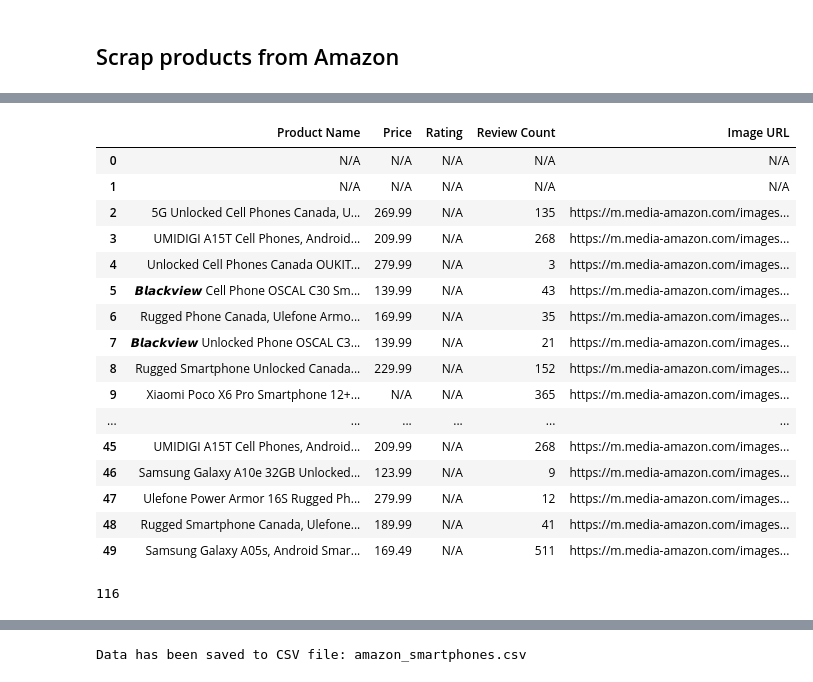
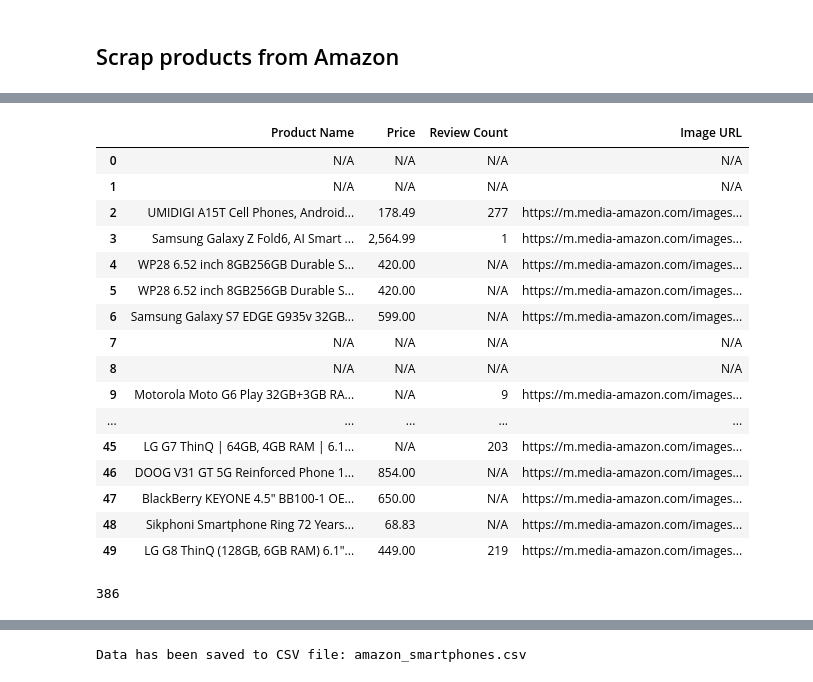
Before and after one commit to Rowan-amr/Amazon-mobile-Scraper, a Jupyter notebook: scrapping amazon.ipynb, the cells around one changed output, grey strips where cells are left out. Cells and saved outputs as stored; diff of their text form; code cells hidden in the pictures.

```diff
--- a/scrapping amazon.ipynb
+++ b/scrapping amazon.ipynb
@@ -81,10 +65,11 @@ def extract_product_data(p):
     except:
         price = "N/A"
 
-    try:
-        rating = p.find_element(By.XPATH, ".//i[contains(@class, 'a-icon-alt')]").text.split()[0]
-    except:
-        rating = "N/A"
+    # try:
+    #     rating = p.find_element(By.XPATH, ".//span[@class='a-icon-alt']").text
+
+    # except:
+    #     rating = "N/A"
 
     try:
         review_count = p.find_element(By.XPATH, ".//span[@class='a-size-base s-underline-text']").text
@@ -101,12 +86,12 @@ def extract_product_data(p):
 # Initialize lists to store data
 products = []
 prices = []
-ratings = []
+# ratings = []
 reviews = []
 images = []
 
 # Loop through pages and scrape data
-for i in range(3):  # Number of pages to scrape
+for i in range(10):  # Number of pages to scrape
     print('Scraping page', i + 1)
 
     # Locate all product elements on the page
@@ -119,7 +104,7 @@ for i in range(3):  # Number of pages to scrape
         # Append the data to lists
         products.append(product_name)
         prices.append(price)
-        ratings.append(rating)
+        # ratings.append(rating)
         reviews.append(review_count)
         images.append(image_url)
 
@@ -127,7 +112,7 @@ for i in range(3):  # Number of pages to scrape
     try:
         next_button = browser.find_element(By.CLASS_NAME, 's-pagination-next')
         next_button.click()
-        sleep(3)
+        sleep(9)
     except:
         print("No more pages to scrape or unable to locate next button.")
         break
@@ -141,37 +140,37 @@ Found 38 product elements on page 3
 # %%
 # Create a DataFrame to organize the scraped data
 df = pd.DataFrame({
     'Product Name': products,
     'Price': prices,
-    'Rating': ratings,
+    # 'Rating': ratings,
     'Review Count': reviews,
     'Image URL': images
 })
 
 # Print the DataFrame
 df.head(50)
 # %% [output]
-|  | Product Name | Price | Rating | Review Count | Image URL |
-| 0 | N/A | N/A | N/A | N/A | N/A |
-| 1 | N/A | N/A | N/A | N/A | N/A |
-| 2 | 5G Unlocked Cell Phones Canada, U... | 269.99 | N/A | 135 | https://m.media-amazon.com/images... |
-| 3 | UMIDIGI A15T Cell Phones, Android... | 209.99 | N/A | 268 | https://m.media-amazon.com/images... |
-| 4 | Unlocked Cell Phones Canada OUKIT... | 279.99 | N/A | 3 | https://m.media-amazon.com/images... |
-| 5 | 𝘽𝙡𝙖𝙘𝙠𝙫𝙞𝙚𝙬 Cell Phone OSCAL C30 Sm... | 139.99 | N/A | 43 | https://m.media-amazon.com/images... |
-| 6 | Rugged Phone Canada, Ulefone Armo... | 169.99 | N/A | 35 | https://m.media-amazon.com/images... |
-| 7 | 𝘽𝙡𝙖𝙘𝙠𝙫𝙞𝙚𝙬 Unlocked Phone OSCAL C3... | 139.99 | N/A | 21 | https://m.media-amazon.com/images... |
-| 8 | Rugged Smartphone Unlocked Canada... | 229.99 | N/A | 152 | https://m.media-amazon.com/images... |
-| 9 | Xiaomi Poco X6 Pro Smartphone 12+... | N/A | N/A | 365 | https://m.media-amazon.com/images... |
-| ... | ... | ... | ... | ... | ... |
-| 45 | UMIDIGI A15T Cell Phones, Android... | 209.99 | N/A | 268 | https://m.media-amazon.com/images... |
-| 46 | Samsung Galaxy A10e 32GB Unlocked... | 123.99 | N/A | 9 | https://m.media-amazon.com/images... |
-| 47 | Ulefone Power Armor 16S Rugged Ph... | 279.99 | N/A | 12 | https://m.media-amazon.com/images... |
-| 48 | Rugged Smartphone Canada, Ulefone... | 189.99 | N/A | 41 | https://m.media-amazon.com/images... |
-| 49 | Samsung Galaxy A05s, Android Smar... | 169.49 | N/A | 511 | https://m.media-amazon.com/images... |
+|  | Product Name | Price | Review Count | Image URL |
+| 0 | N/A | N/A | N/A | N/A |
+| 1 | N/A | N/A | N/A | N/A |
+| 2 | UMIDIGI A15T Cell Phones, Android... | 178.49 | 277 | https://m.media-amazon.com/images... |
+| 3 | Samsung Galaxy Z Fold6, AI Smart ... | 2,564.99 | 1 | https://m.media-amazon.com/images... |
+| 4 | WP28 6.52 inch 8GB256GB Durable S... | 420.00 | N/A | https://m.media-amazon.com/images... |
+| 5 | WP28 6.52 inch 8GB256GB Durable S... | 420.00 | N/A | https://m.media-amazon.com/images... |
+| 6 | Samsung Galaxy S7 EDGE G935v 32GB... | 599.00 | N/A | https://m.media-amazon.com/images... |
+| 7 | N/A | N/A | N/A | N/A |
+| 8 | N/A | N/A | N/A | N/A |
+| 9 | Motorola Moto G6 Play 32GB+3GB RA... | N/A | 9 | https://m.media-amazon.com/images... |
+| ... | ... | ... | ... | ... |
+| 45 | LG G7 ThinQ | 64GB, 4GB RAM | 6.1... | N/A | 203 | https://m.media-amazon.com/images... |
+| 46 | DOOG V31 GT 5G Reinforced Phone 1... | 854.00 | N/A | https://m.media-amazon.com/images... |
+| 47 | BlackBerry KEYONE 4.5" BB100-1 OE... | 650.00 | N/A | https://m.media-amazon.com/images... |
+| 48 | Sikphoni Smartphone Ring 72 Years... | 68.83 | N/A | https://m.media-amazon.com/images... |
+| 49 | LG G8 ThinQ (128GB, 6GB RAM) 6.1"... | 449.00 | 219 | https://m.media-amazon.com/images... |
 # %%
 len(products)
 # %% [output]
-116
+386
 # %%
 browser.quit()
 # %%
```
Also changed, not shown: parts of 14 cells of this notebook, 1 other file.
